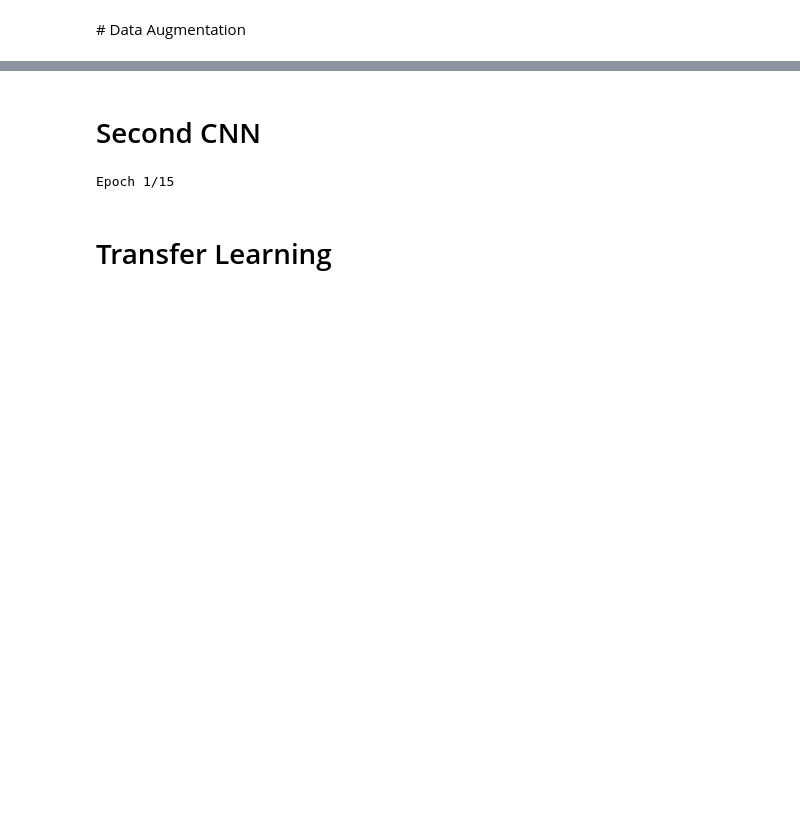
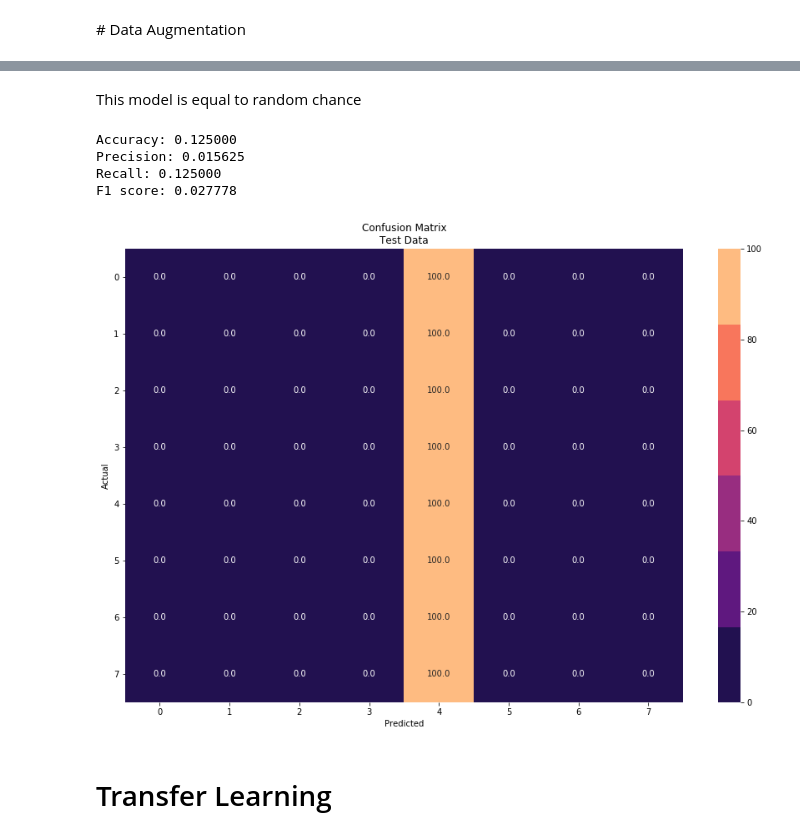
Before and after one commit to megan91292/Final-Capstone, a Jupyter notebook: Models/CNN & Transfer Learning.ipynb, the cells around one changed output, grey strips where cells are left out. Saved outputs shown, nothing was run; the diff lists cells and outputs as text; code cells hidden in the pictures; blank space fills up the shorter version.

```diff
--- a/Models/CNN & Transfer Learning.ipynb
+++ b/Models/CNN & Transfer Learning.ipynb
@@ -208,25 +183,21 @@ from keras import layers
 from keras import models
 from keras import optimizers
 
-cnnmodel = models.Sequential(name='cnn model')
-cnnmodel.add(layers.Conv2D(32, (3, 3), activation='relu',
+cnnmodel2 = models.Sequential(name='cnn model')
+cnnmodel2.add(layers.Conv2D(32, (3, 3), activation='relu',
                         input_shape=(180, 504, 3)))
-cnnmodel.add(layers.MaxPooling2D((2, 2)))
-cnnmodel.add(layers.Conv2D(64, (3, 3), activation='relu'))
-cnnmodel.add(layers.MaxPooling2D((2, 2)))
-cnnmodel.add(layers.Conv2D(128, (3, 3), activation='relu'))
-cnnmodel.add(layers.MaxPooling2D((2, 2)))
-cnnmodel.add(layers.Conv2D(128, (3, 3), activation='relu'))
-cnnmodel.add(layers.MaxPooling2D((2, 2)))
-cnnmodel.add(layers.Flatten())
-cnnmodel.add(layers.Dense(512, activation='relu'))
-cnnmodel.add(layers.Dropout(0.4))
-cnnmodel.add(layers.Dense(8, activation='softmax'))
+cnnmodel2.add(layers.MaxPooling2D((2, 2)))
+cnnmodel2.add(layers.Conv2D(64, (3, 3), activation='relu'))
+cnnmodel2.add(layers.MaxPooling2D((2, 2)))
+cnnmodel2.add(layers.Conv2D(128, (3, 3), activation='relu'))
+cnnmodel2.add(layers.MaxPooling2D((2, 2)))
+cnnmodel2.add(layers.Conv2D(128, (3, 3), activation='relu'))
+cnnmodel2.add(layers.MaxPooling2D((2, 2)))
+cnnmodel2.add(layers.Flatten())
+cnnmodel2.add(layers.Dense(512, activation='relu'))
+cnnmodel2.add(layers.Dropout(0.4))
+cnnmodel2.add(layers.Dense(8, activation='softmax'))
 
-cnnmodel.compile(loss='categorical_crossentropy',
+cnnmodel2.compile(loss='categorical_crossentropy',
               optimizer='nadam',
               metrics=['accuracy'])
-
-cnnhistory =cnnmodel.fit_generator(train_generator,
-                        validation_data=validation_generator,
-                        epochs=20,shuffle=False)
@@ -283,2 +257,0 @@ test acc: 0.39875
-# %% [markdown]
-# Second CNN
@@ -319,6 +257,0 @@ model2.compile(loss='categorical_crossentropy',
-# %%
-history2 = model2.fit_generator(train_generator,
-                              epochs=15,
-                              validation_data=validation_generator,shuffle=False)
-# %% [output]
-Epoch 1/15
@@ -350,0 +258,15 @@ print('test acc:', test_acc)
+# %% [markdown]
+This model is equal to random chance
+# %%
+# Confution Matrix and Classification Report
+
+Y_pred = cnnmodel2.predict_generator(test_generator)
+y_pred = np.argmax(Y_pred, axis=1)
+# %%
+plot_confusion_matrix(test_generator.classes, y_pred,'Test')
+# %% [output]
+Accuracy: 0.125000
+Precision: 0.015625
+Recall: 0.125000
+F1 score: 0.027778
+[figure, added]
```
Also changed, not shown: parts of 42 cells of this notebook, 8 other files.
